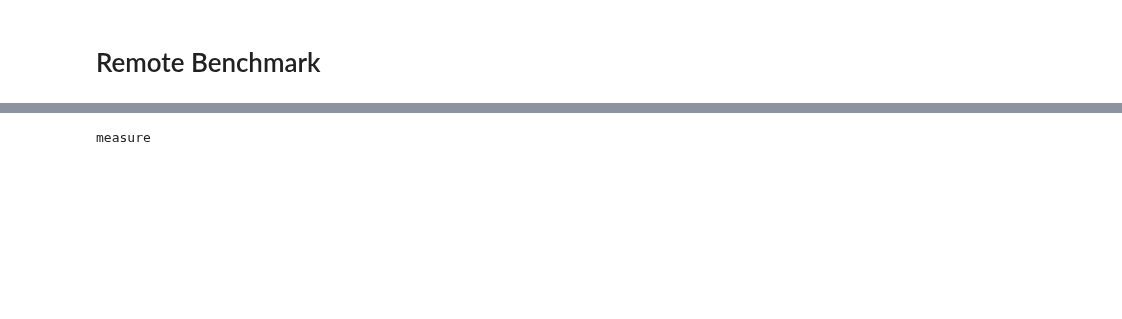
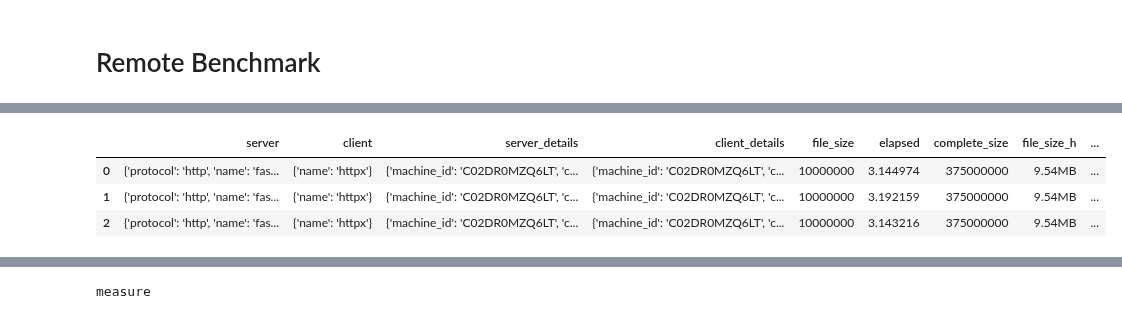
Before and after one commit to ephes/will_it_saturate, a Jupyter notebook: 90_benchmark_without_benchmark.ipynb, the cells around one changed output, grey strips where cells are left out. Drawn from its saved outputs; the diff is of its cells as text; code cells hidden in the pictures; blank space fills up the shorter version.

```diff
--- a/90_benchmark_without_benchmark.ipynb
+++ b/90_benchmark_without_benchmark.ipynb
@@ -95,0 +114,9 @@ print(affected)
+# %%
+# dont_test
+
+pd.DataFrame([r.dict_with_properties() for r in results.get_results()])
+# %% [output]
+|  | server | client | server_details | client_details | file_size | elapsed | complete_size | file_size_h | ... |
+| 0 | {'protocol': 'http', 'name': 'fas... | {'name': 'httpx'} | {'machine_id': 'C02DR0MZQ6LT', 'c... | {'machine_id': 'C02DR0MZQ6LT', 'c... | 10000000 | 3.144974 | 375000000 | 9.54MB | ... |
+| 1 | {'protocol': 'http', 'name': 'fas... | {'name': 'httpx'} | {'machine_id': 'C02DR0MZQ6LT', 'c... | {'machine_id': 'C02DR0MZQ6LT', 'c... | 10000000 | 3.192159 | 375000000 | 9.54MB | ... |
+| 2 | {'protocol': 'http', 'name': 'fas... | {'name': 'httpx'} | {'machine_id': 'C02DR0MZQ6LT', 'c... | {'machine_id': 'C02DR0MZQ6LT', 'c... | 10000000 | 3.143216 | 375000000 | 9.54MB | ... |
```
Also changed, not shown: parts of 9 cells of this notebook, 21 other files.
